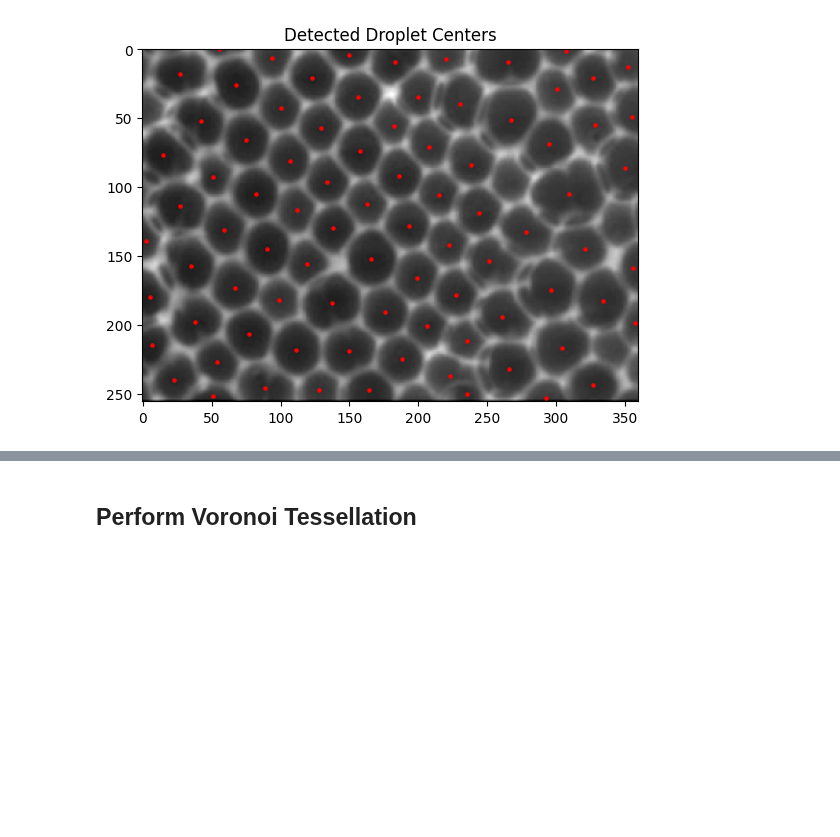
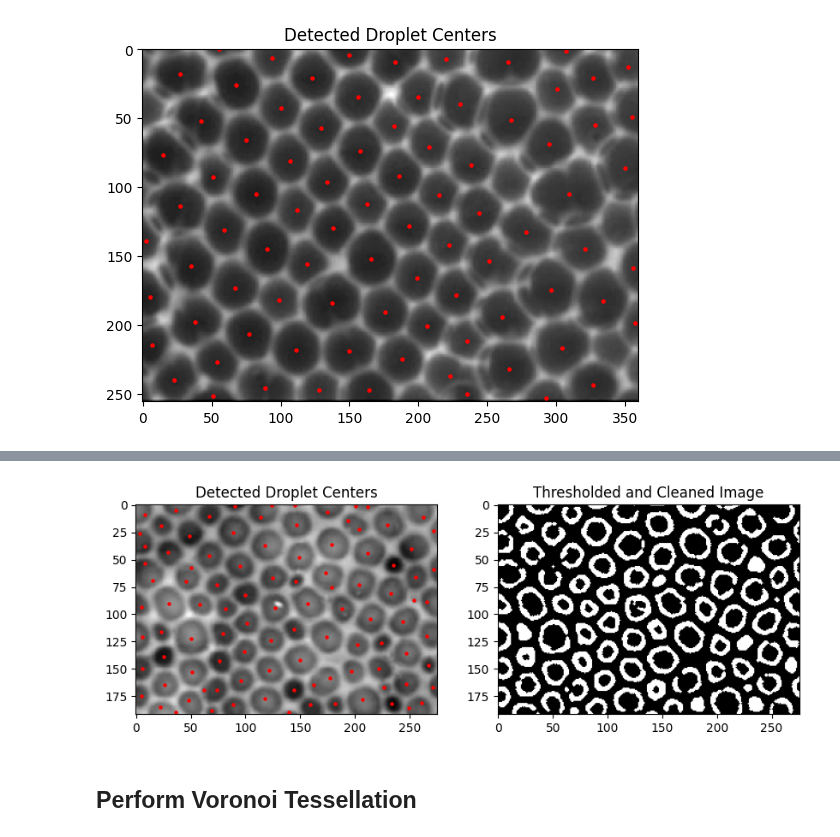
Before and after one commit to lemontang3/Python_Physics, a Jupyter notebook: Voronoi_Analysis.ipynb, the cells around one changed output, grey strips where cells are left out. Saved outputs shown, nothing was run; the diff lists cells and outputs as text; code cells hidden in the pictures; blank space fills up the shorter version.

```diff
--- a/Voronoi_Analysis.ipynb
+++ b/Voronoi_Analysis.ipynb
@@ -188,3 +145,61 @@ AttributeError: 'int' object has no attribute 'astype'
+# %%
+import cv2
+import numpy as np
+import matplotlib.pyplot as plt
+
+# Load SEM Image in Grayscale
+image = cv2.imread('0.5%A.png', cv2.IMREAD_GRAYSCALE)
+if image is None:
+    raise ValueError("Image not found. Check the file path.")
+
+# Step 1: Apply Gaussian Blur to Reduce Noise
+blurred_image = cv2.GaussianBlur(image, (5, 5), 0)
+
+# Step 2: Apply Adaptive Thresholding
+# This handles uneven lighting better than Otsu or fixed thresholding
+thresh = cv2.adaptiveThreshold(
+    blurred_image, 255, cv2.ADAPTIVE_THRESH_GAUSSIAN_C, cv2.THRESH_BINARY_INV, 11, 2
+)
+
+# Step 3: Apply Morphological Operations (Optional)
+# Use only if necessary to clean up the thresholded image
+kernel = cv2.getStructuringElement(cv2.MORPH_ELLIPSE, (3, 3))  # Small kernel for fine details
+cleaned_image = cv2.morphologyEx(thresh, cv2.MORPH_OPEN, kernel)  # Remove small noise
+cleaned_image = cv2.morphologyEx(cleaned_image, cv2.MORPH_CLOSE, kernel)  # Fill small holes
+
+# Step 4: Find Contours
+contours, _ = cv2.findContours(cleaned_image, cv2.RETR_EXTERNAL, cv2.CHAIN_APPROX_SIMPLE)
+
+# Step 5: Identify Droplet Centroids using Contour Moments
+centroids = []
+for contour in contours:
+    # Calculate the centroid of each contour using moments
+    M = cv2.moments(contour)
+    if M["m00"] != 0:  # Prevent division by zero
+        cx = int(M["m10"] / M["m00"])
+        cy = int(M["m01"] / M["m00"])
+        centroids.append([cx, cy])
+
+# Convert centroids to a numpy array for easier plotting
+centroids = np.array(centroids)
+
+# Step 6: Plot Results
+plt.figure(figsize=(10, 5))
+
+# Original Image with Detected Centroids
+plt.subplot(1, 2, 1)
+plt.imshow(image, cmap='gray')
+plt.scatter(centroids[:, 0], centroids[:, 1], c='red', s=5)
+plt.title('Detected Droplet Centers')
+
+# Thresholded Image for Debugging
+plt.subplot(1, 2, 2)
+plt.imshow(cleaned_image, cmap='gray')
+plt.title('Thresholded and Cleaned Image')
+
+plt.show()
+# %% [output]
+[figure, added]
 # %% [markdown]
 ## Perform Voronoi Tessellation
 # %%
```
Also changed, not shown: parts of 4 cells of this notebook.
